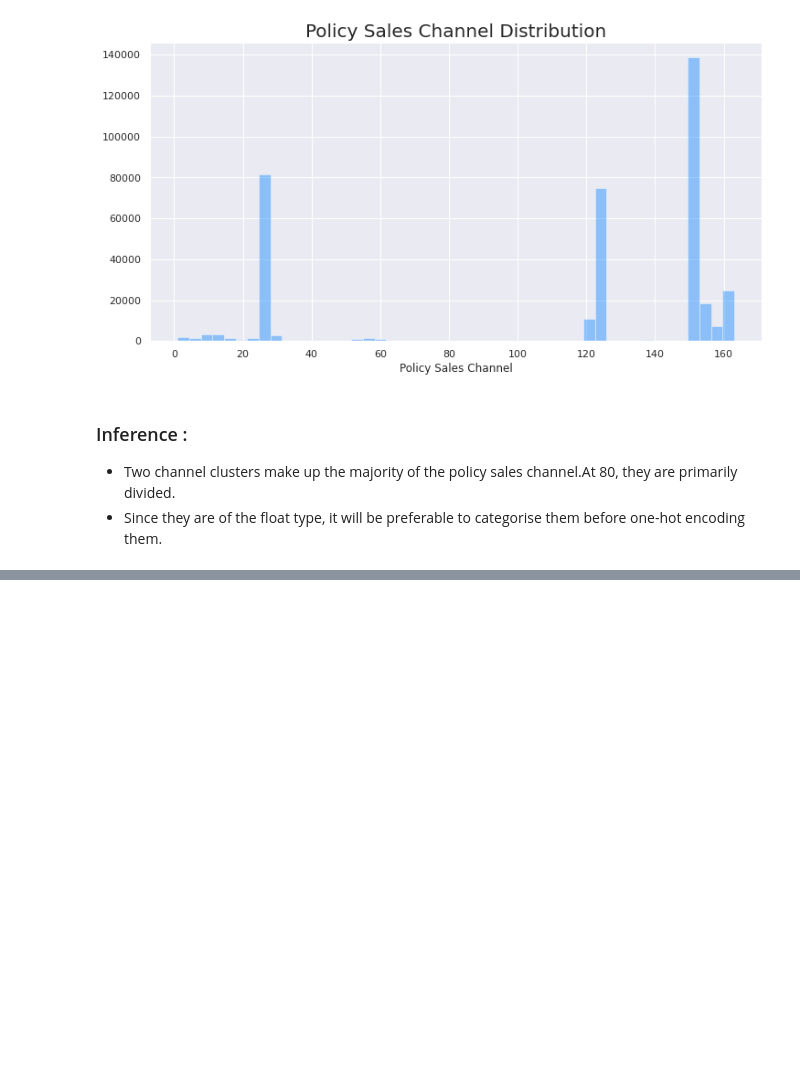
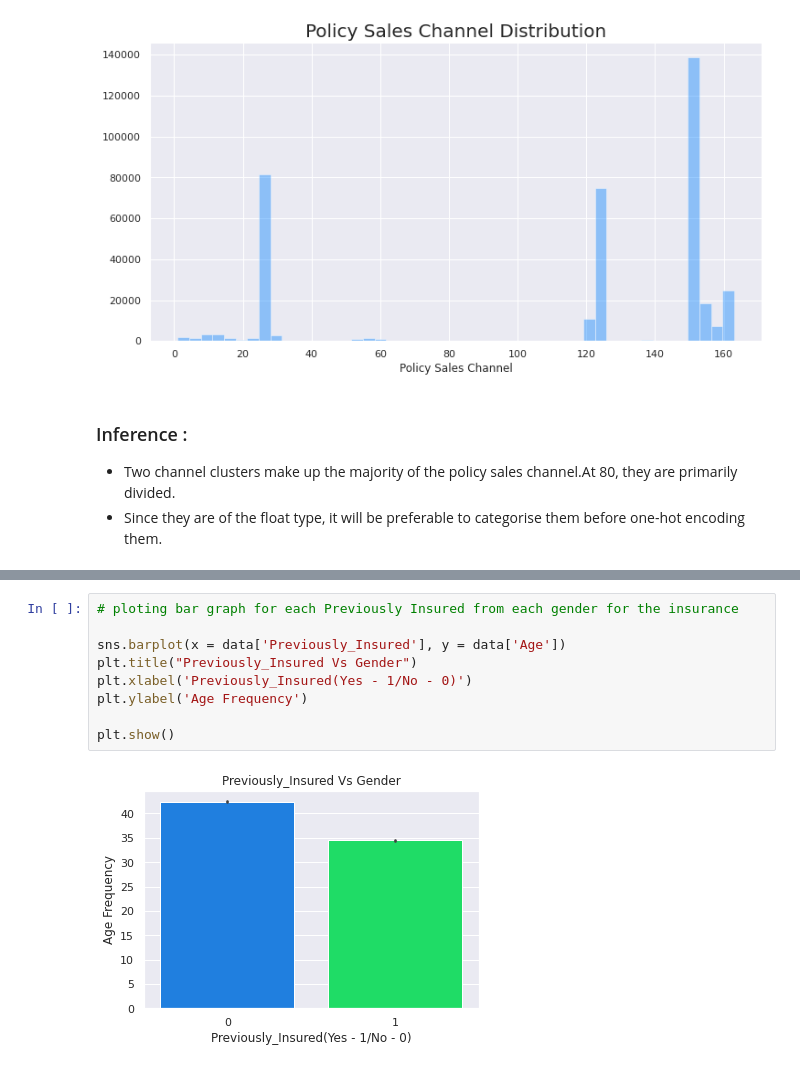
Before and after one commit to pinky-thakur/Health_Insuarance_Cross_Sell_Prediction, a Jupyter notebook: Health_Insurance_Cross_Sell_Prediction.ipynb, the cells around one changed output, grey strips where cells are left out. Saved outputs shown, nothing was run; the diff lists cells and outputs as text; blank space fills up the shorter version.

```diff
--- a/Health_Insurance_Cross_Sell_Prediction.ipynb
+++ b/Health_Insurance_Cross_Sell_Prediction.ipynb
@@ -797,0 +879,11 @@ plt.show()
+# %%
+# ploting bar graph for each Previously Insured from each gender for the insurance
+
+sns.barplot(x = data['Previously_Insured'], y = data['Age'])
+plt.title("Previously_Insured Vs Gender")
+plt.xlabel('Previously_Insured(Yes - 1/No - 0)')
+plt.ylabel('Age Frequency')
+
+plt.show()
+# %% [output]
+[figure, added]
```
Also changed, not shown: parts of 86 cells of this notebook.
